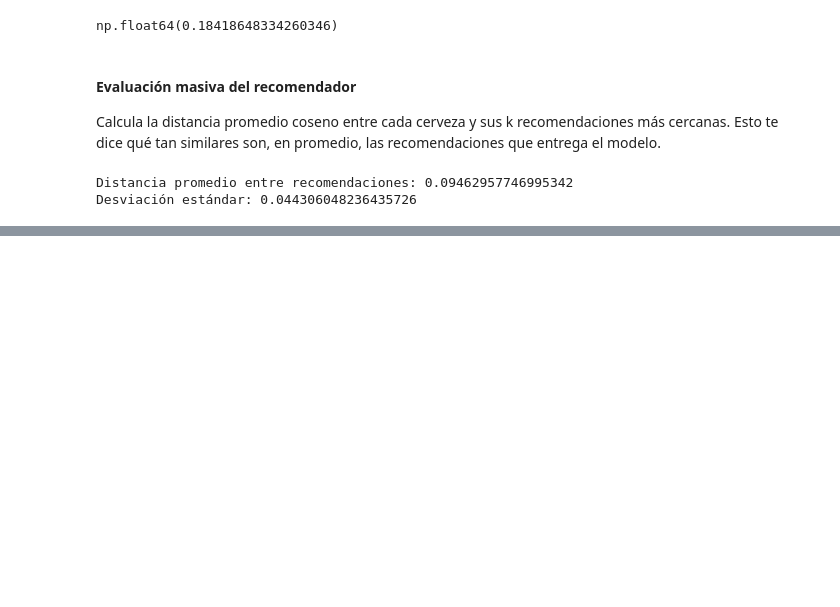
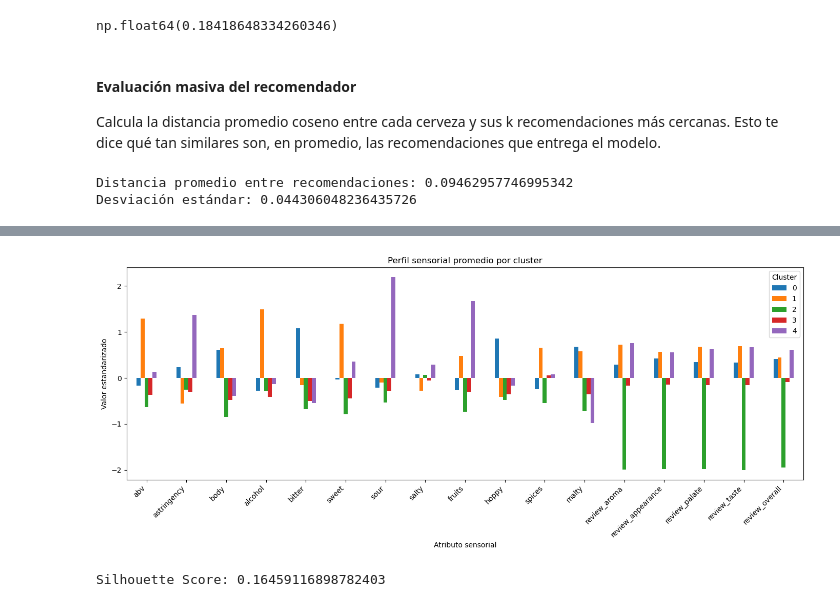
Before and after one commit to ThMRudolf/adpd_FinalProject, a Jupyter notebook: src/notebooks/eda.ipynb, the cells around one changed output, grey strips where cells are left out. Saved outputs shown, nothing was run; the diff lists cells and outputs as text; code cells hidden in the pictures; blank space fills up the shorter version.

Commit message:
3 models working

```diff
--- a/src/notebooks/eda.ipynb
+++ b/src/notebooks/eda.ipynb
@@ -352,0 +378,29 @@ Desviación estándar: 0.044306048236435726
+# %%
+from sklearn.cluster import KMeans
+
+# Entrenar modelo final
+kmeans = KMeans(n_clusters=5, random_state=42, n_init=10)
+df['cluster'] = kmeans.fit_predict(df_scaled)
+
+# Calcular promedios sensoriales por cluster
+df_clusters = pd.DataFrame(df_scaled, columns=feature_cols)
+df_clusters['cluster'] = df['cluster']
+cluster_means = df_clusters.groupby('cluster').mean()
+
+# Graficar cada cluster como un perfil de barra
+cluster_means.T.plot(kind='bar', figsize=(14, 6))
+plt.title("Perfil sensorial promedio por cluster")
+plt.xlabel("Atributo sensorial")
+plt.ylabel("Valor estandarizado")
+plt.xticks(rotation=45, ha='right')
+plt.legend(title='Cluster')
+plt.tight_layout()
+plt.show()
+# %% [output]
+[figure, added]
+# %%
+from sklearn.metrics import silhouette_score
+score = silhouette_score(df_scaled, df['cluster'])
+print("Silhouette Score:", score)
+# %% [output]
+Silhouette Score: 0.16459116898782403
```
Also changed, not shown: parts of 11 cells of this notebook.
